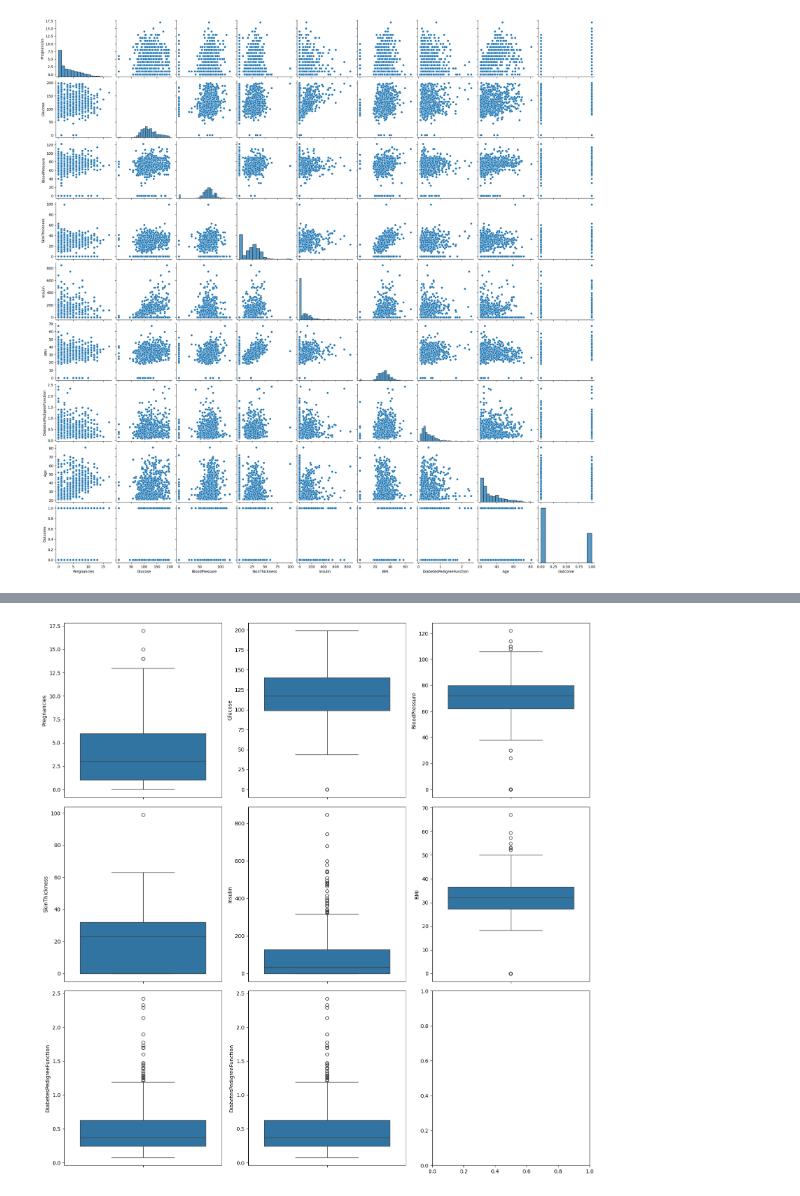
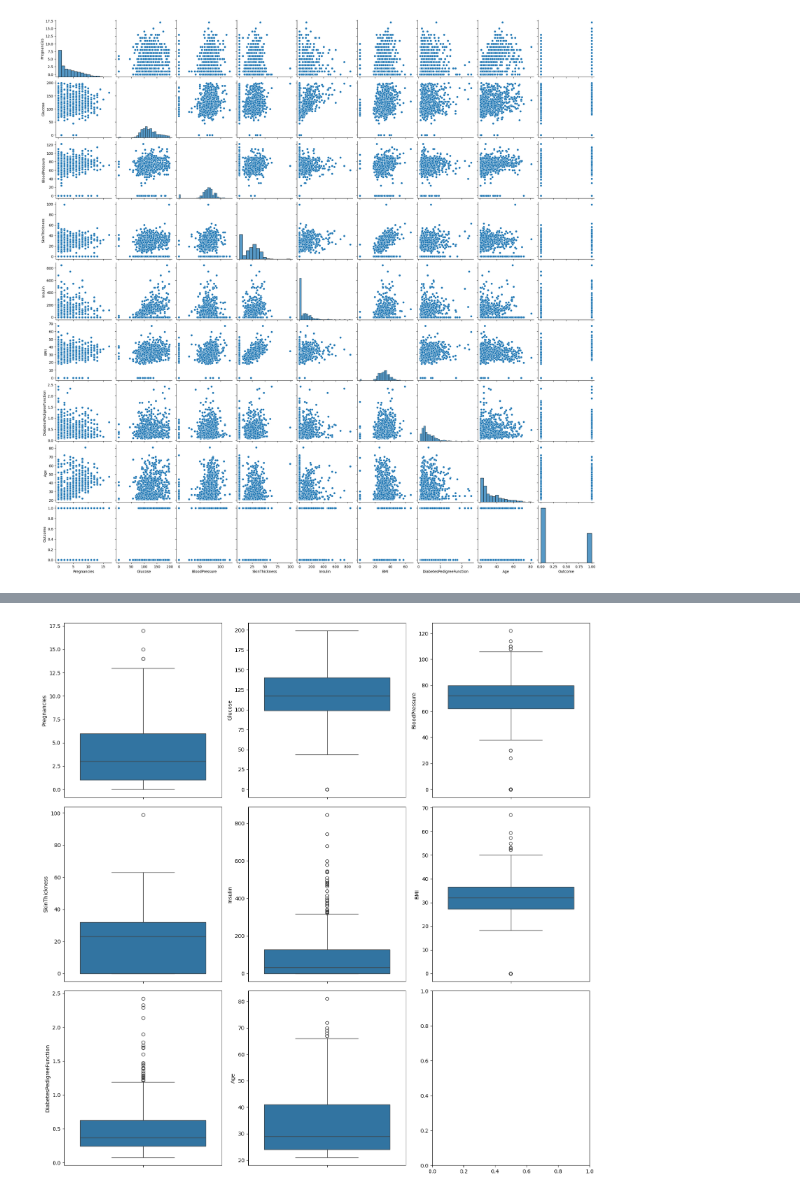
Before and after one commit to 4GeeksAcademy/EDA-and-Random-Forest_diabetes-data, a Jupyter notebook: src/explore.ipynb, the cells around one changed output, grey strips where cells are left out. Drawn from its saved outputs; the diff is of its cells as text; code cells hidden in the pictures.

```diff
--- a/src/explore.ipynb
+++ b/src/explore.ipynb
@@ -149,17 +159,17 @@ total_data.describe()
 # %%
 fig, axes = plt.subplots(3, 3, figsize = (15, 15))
 
 sns.boxplot(ax = axes[0, 0], data = total_data, y = "Pregnancies")
 sns.boxplot(ax = axes[0, 1], data = total_data, y = "Glucose")
 sns.boxplot(ax = axes[0, 2], data = total_data, y = "BloodPressure")
 sns.boxplot(ax = axes[1, 0], data = total_data, y = "SkinThickness")
 sns.boxplot(ax = axes[1, 1], data = total_data, y = "Insulin")
 sns.boxplot(ax = axes[1, 2], data = total_data, y = "BMI")
 sns.boxplot(ax = axes[2, 0], data = total_data, y = "DiabetesPedigreeFunction")
-sns.boxplot(ax = axes[2, 1], data = total_data, y = "DiabetesPedigreeFunction")
+sns.boxplot(ax = axes[2, 1], data = total_data, y = "Age")
 
 plt.tight_layout()
 
 plt.show()
 # %% [output]
-[figure, old version]
+[figure, new version]
```
Also changed, not shown: parts of 16 cells of this notebook, 2 other files.
